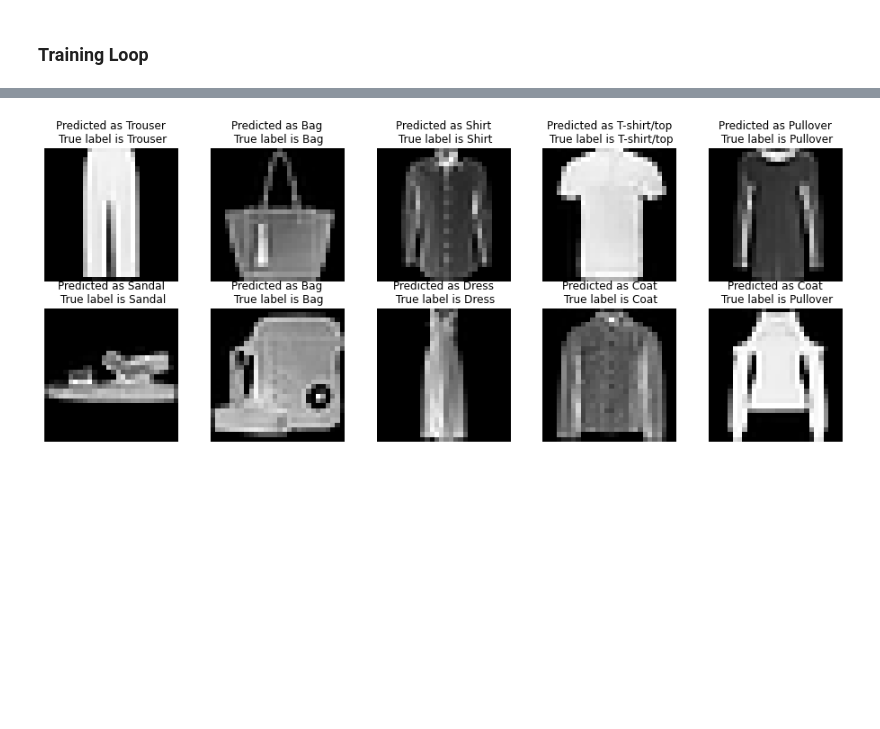
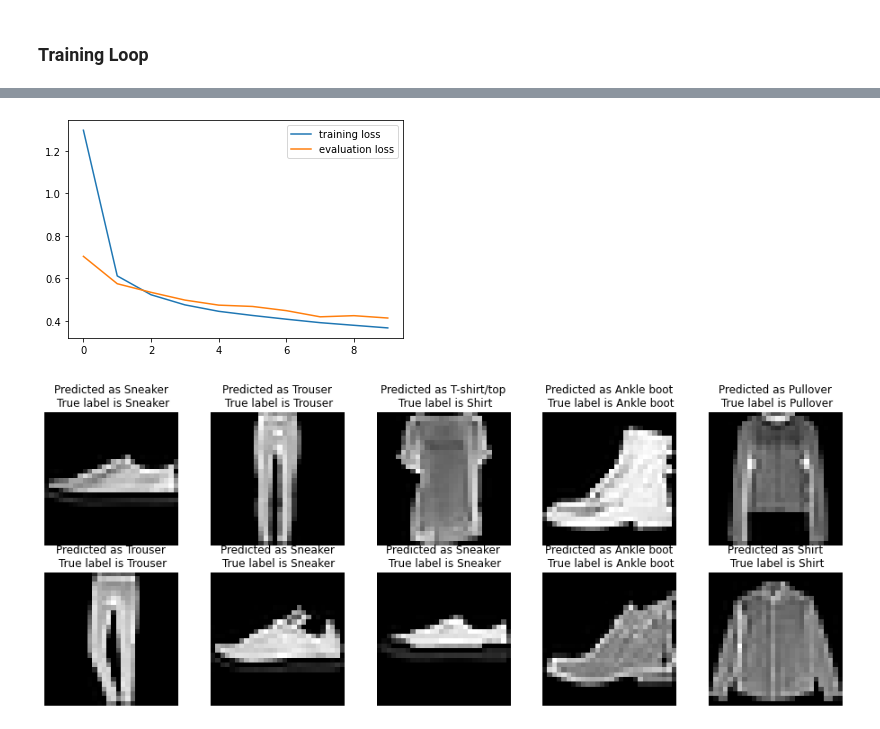
Before and after one commit to rexbrandy/Neural_Networks, a Jupyter notebook: FashionMNIST_classifier.ipynb, the cells around one changed output, grey strips where cells are left out. Cells and saved outputs as stored; diff of their text form; code cells hidden in the pictures; blank space fills up the shorter version.

Commit message:
Added graphing for loss and made some tweaks to initialisation function

```diff
--- a/FashionMNIST_classifier.ipynb
+++ b/FashionMNIST_classifier.ipynb
@@ -150,6 +129,8 @@ def initialize_parameters(model):
 # %% [markdown]
 ### Training Loop
 # %%
+losses = {'train': [], 'eval': []} # this will be used to graph loss
+
 epochs = 10
 for e in range(epochs):
     # Training
@@ -157,7 +138,7 @@ for e in range(epochs):
 
     model.train() # Turn on training mode
 
-    for images, labesl in train_loader:
+    for images, labels in train_loader:
         optimizer.zero_grad() # Zero gradients to start off loop
 
         # Forward pass
@@ -170,18 +151,25 @@ for e in range(epochs):
 
         total_loss += loss.item()
     else:
-        print(f'Training loss: {total_loss / 1000}', end=' ')
+        print(f'Training loss: {total_loss / len(train_loader)}', end=' ')
+        losses['train'].append(total_loss / len(train_loader))
 
     # Evaluation
     model.eval()
     with torch.no_grad():
         total = 0
+        total_loss = 0 # we get the total loss here to graph it later
         correct = 0
         for images, labels in test_loader:
             output = model(images.cuda())
+            loss = criterion(output, labels.cuda())
+
+            total_loss += loss.item()
 
             mx_index = torch.argmax(output, dim=1)
             total += labels.numel()
             correct += sum(mx_index == labels.cuda()).item()
+
         print(f'Test Accuracy {correct / total * 100:.2f}')
+        losses['eval'].append(total_loss/len(test_loader))
 # %% [output]
@@ -189,20 +186,29 @@ ValueError: ignored
 # %%
+plt.plot(losses["train"], label="training loss")
+plt.plot(losses["eval"], label="evaluation loss")
+
+plt.legend()
+plt.pause(0.000001)
+plt.show()
+
+print()
+
 with torch.no_grad():
-
     data, target = next(iter(test_loader))
     data, target = data.to(device), target.to(device)
 
     data = data.view(-1, 28*28)
     output = model(data)
     predictions = np.argmax(output.cpu().numpy(), axis=1).tolist()
     true = target.cpu().numpy().tolist()
 
     plt.figure(figsize=(16, 6))
     for i in range(10):
         plt.subplot(2, 5, i + 1)
         image = data[i,...].cpu().numpy().reshape((28,28))
         plt.imshow(image, cmap="gray")
         plt.axis('off')
         plt.title('Predicted as {}\n True label is {}'.format(test_set.classes[predictions[i]], test_set.classes[true[i]], ))
 # %% [output]
-[figure, old version]
+[figure, new version]
+[figure, added]
```
Also changed, not shown: parts of 9 cells of this notebook.
